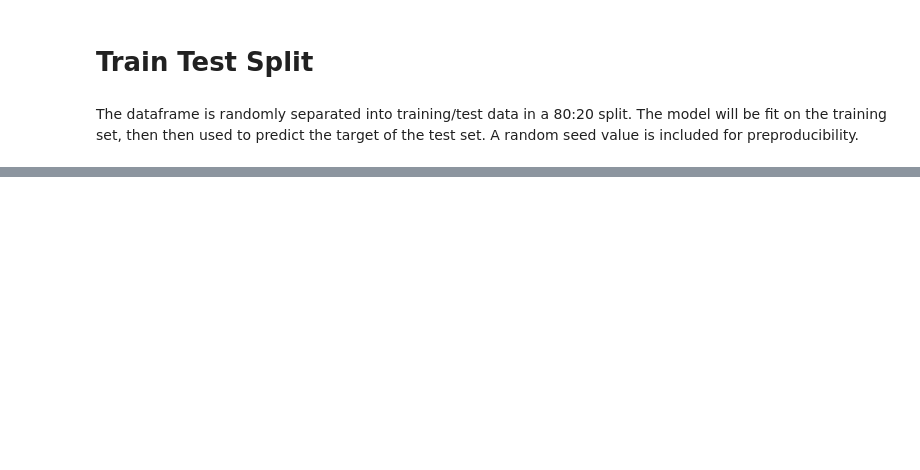
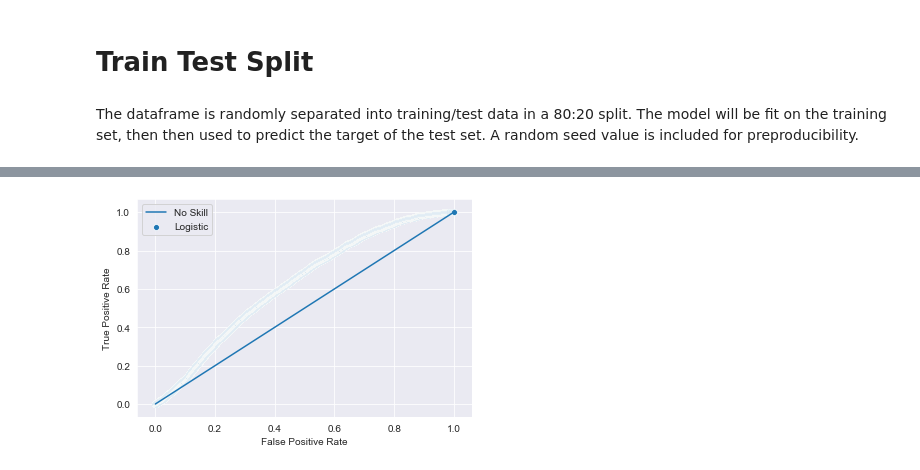
Before and after one commit to griffinhundley/kickstarter_success, a Jupyter notebook: notebooks/griff.ipynb, the cells around one changed output, grey strips where cells are left out. Saved outputs shown, nothing was run; the diff lists cells and outputs as text; code cells hidden in the pictures; blank space fills up the shorter version.

```diff
--- a/notebooks/griff.ipynb
+++ b/notebooks/griff.ipynb
@@ -428,0 +468,13 @@ f1_score(y_test, forestGS.best_estimator_.predict(X_test))
+# %%
+fig, ax = plt.subplots()
+sns.lineplot(ns_fpr, ns_tpr,dashes = 1, label='No Skill', ax = ax)
+sns.scatterplot(lr_fpr, lr_tpr, label='Logistic', ax=ax)
+# axis labels
+ax.set_xlabel('False Positive Rate')
+ax.set_ylabel('True Positive Rate')
+# show the legend
+pyplot.legend()
+# show the plot
+pyplot.show()
+# %% [output]
+[figure, added]
```
Also changed, not shown: parts of 44 cells of this notebook, 2 other files.
